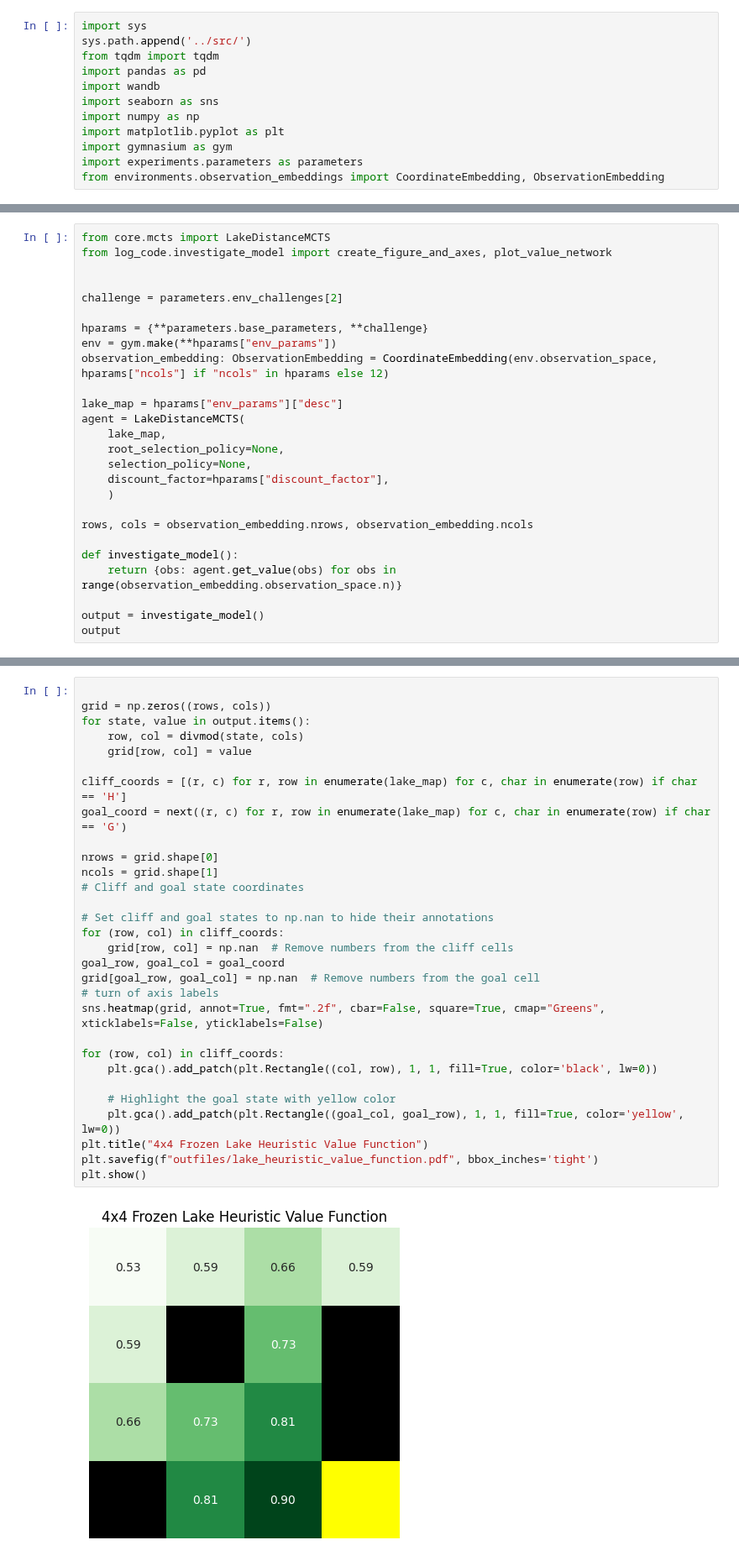
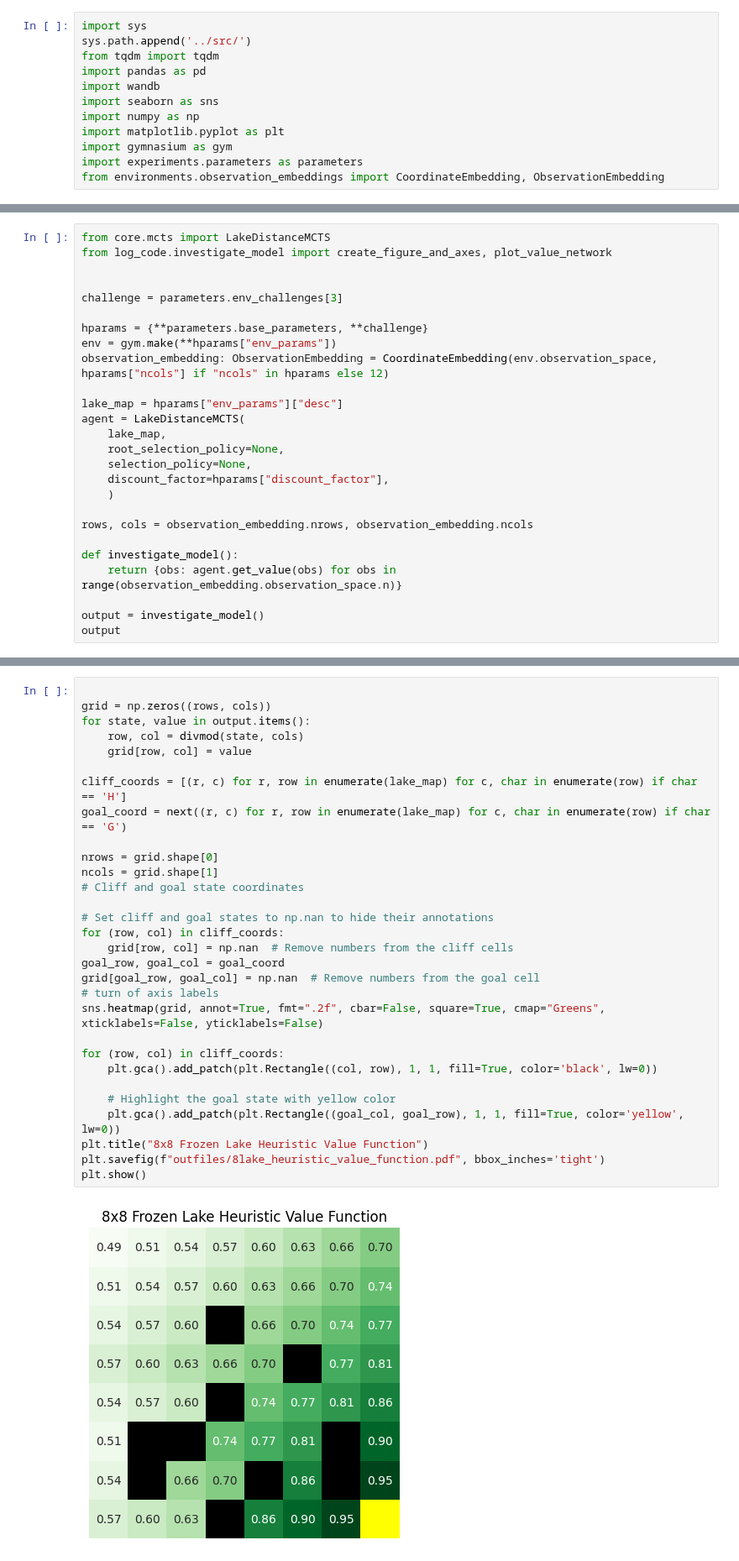
Before and after one commit to albinjal/GeneralAlphaZero, a Jupyter notebook: notebooks/viz_model_lake.ipynb, the cells around one changed output, grey strips where cells are left out. Shown at 84% size. Saved outputs shown, nothing was run; the diff lists cells and outputs as text.

Commit message:
fix heristic value

```diff
--- a/notebooks/viz_model_lake.ipynb
+++ b/notebooks/viz_model_lake.ipynb
@@ -35,7 +35,7 @@ from core.mcts import LakeDistanceMCTS
 from log_code.investigate_model import create_figure_and_axes, plot_value_network
 
 
-challenge = parameters.env_challenges[2]
+challenge = parameters.env_challenges[3]
 
 hparams = {**parameters.base_parameters, **challenge}
 env = gym.make(**hparams["env_params"])
@@ -92,32 +98,32 @@ agent.distances
 # %%
 
 grid = np.zeros((rows, cols))
 for state, value in output.items():
     row, col = divmod(state, cols)
     grid[row, col] = value
 
 cliff_coords = [(r, c) for r, row in enumerate(lake_map) for c, char in enumerate(row) if char == 'H']
 goal_coord = next((r, c) for r, row in enumerate(lake_map) for c, char in enumerate(row) if char == 'G')
 
 nrows = grid.shape[0]
 ncols = grid.shape[1]
 # Cliff and goal state coordinates
 
 # Set cliff and goal states to np.nan to hide their annotations
 for (row, col) in cliff_coords:
     grid[row, col] = np.nan  # Remove numbers from the cliff cells
 goal_row, goal_col = goal_coord
 grid[goal_row, goal_col] = np.nan  # Remove numbers from the goal cell
 # turn of axis labels
 sns.heatmap(grid, annot=True, fmt=".2f", cbar=False, square=True, cmap="Greens", xticklabels=False, yticklabels=False)
 
 for (row, col) in cliff_coords:
     plt.gca().add_patch(plt.Rectangle((col, row), 1, 1, fill=True, color='black', lw=0))
 
     # Highlight the goal state with yellow color
     plt.gca().add_patch(plt.Rectangle((goal_col, goal_row), 1, 1, fill=True, color='yellow', lw=0))
-plt.title("4x4 Frozen Lake Heuristic Value Function")
-plt.savefig(f"outfiles/lake_heuristic_value_function.pdf", bbox_inches='tight')
+plt.title("8x8 Frozen Lake Heuristic Value Function")
+plt.savefig(f"outfiles/8lake_heuristic_value_function.pdf", bbox_inches='tight')
 plt.show()
 # %% [output]
-[figure, old version]
+[figure, new version]
```
Also changed, not shown: parts of 2 cells of this notebook, 3 other files.
